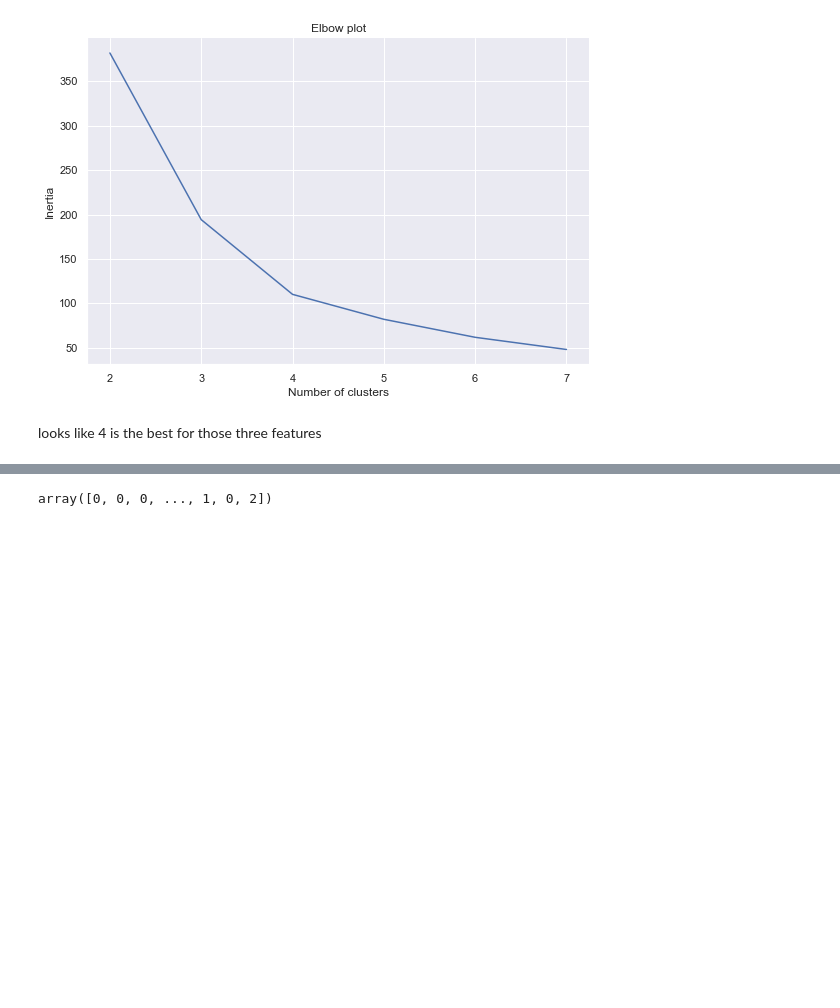
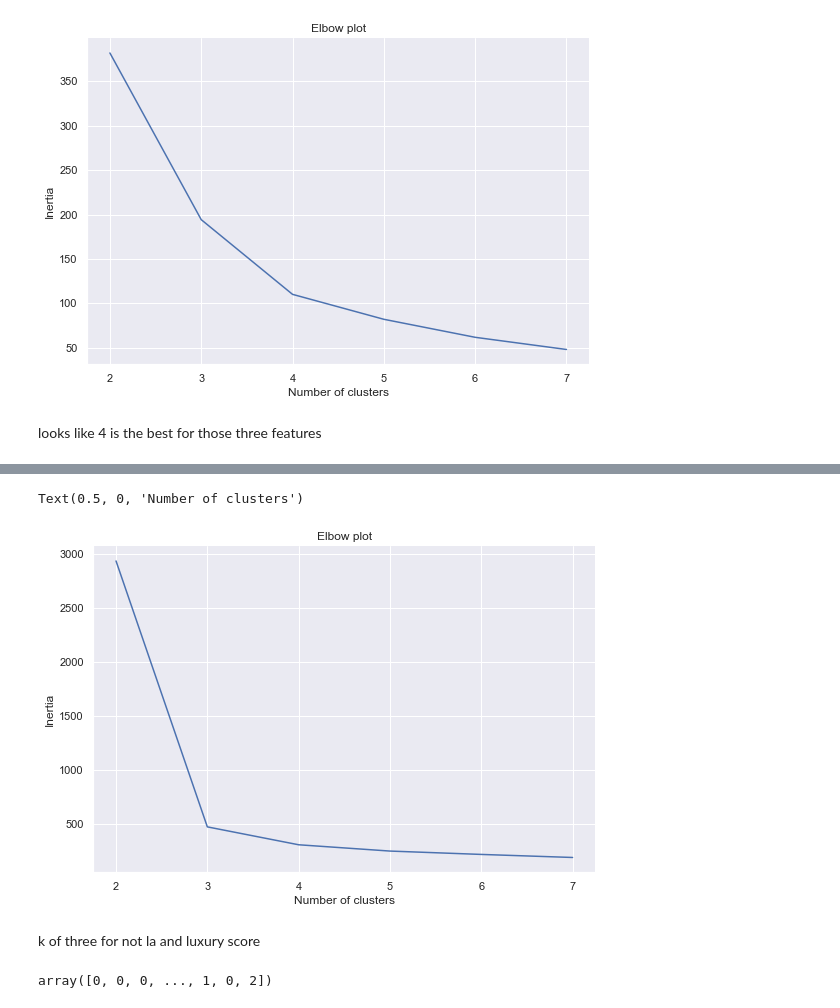
Before and after one commit to tim-keriazes/clustering_exercises, a Jupyter notebook: clustering_exercises_wrangle.ipynb, the cells around one changed output, grey strips where cells are left out. Saved outputs shown, nothing was run; the diff lists cells and outputs as text; code cells hidden in the pictures; blank space fills up the shorter version.

```diff
--- a/clustering_exercises_wrangle.ipynb
+++ b/clustering_exercises_wrangle.ipynb
@@ -1470,3 +1516,14 @@ looks like 4 is the best for those three features
+# %%
+#Plot the inertia over number of clusters
+sns.lineplot(x=range(2, 8), y=NotLAluxury)
+plt.title('Elbow plot')
+plt.ylabel('Inertia')
+plt.xlabel('Number of clusters')
+# %% [output]
+Text(0.5, 0, 'Number of clusters')
+[figure, added]
+# %% [markdown]
+k of three for not la and luxury score
 # %%
 #Create a new X subset with 3 features
 X3_train = train_scaled[['sqft_room_ratio', 'cost_per_sqft', 'age','home_value']]
```
Also changed, not shown: parts of 82 cells of this notebook.
